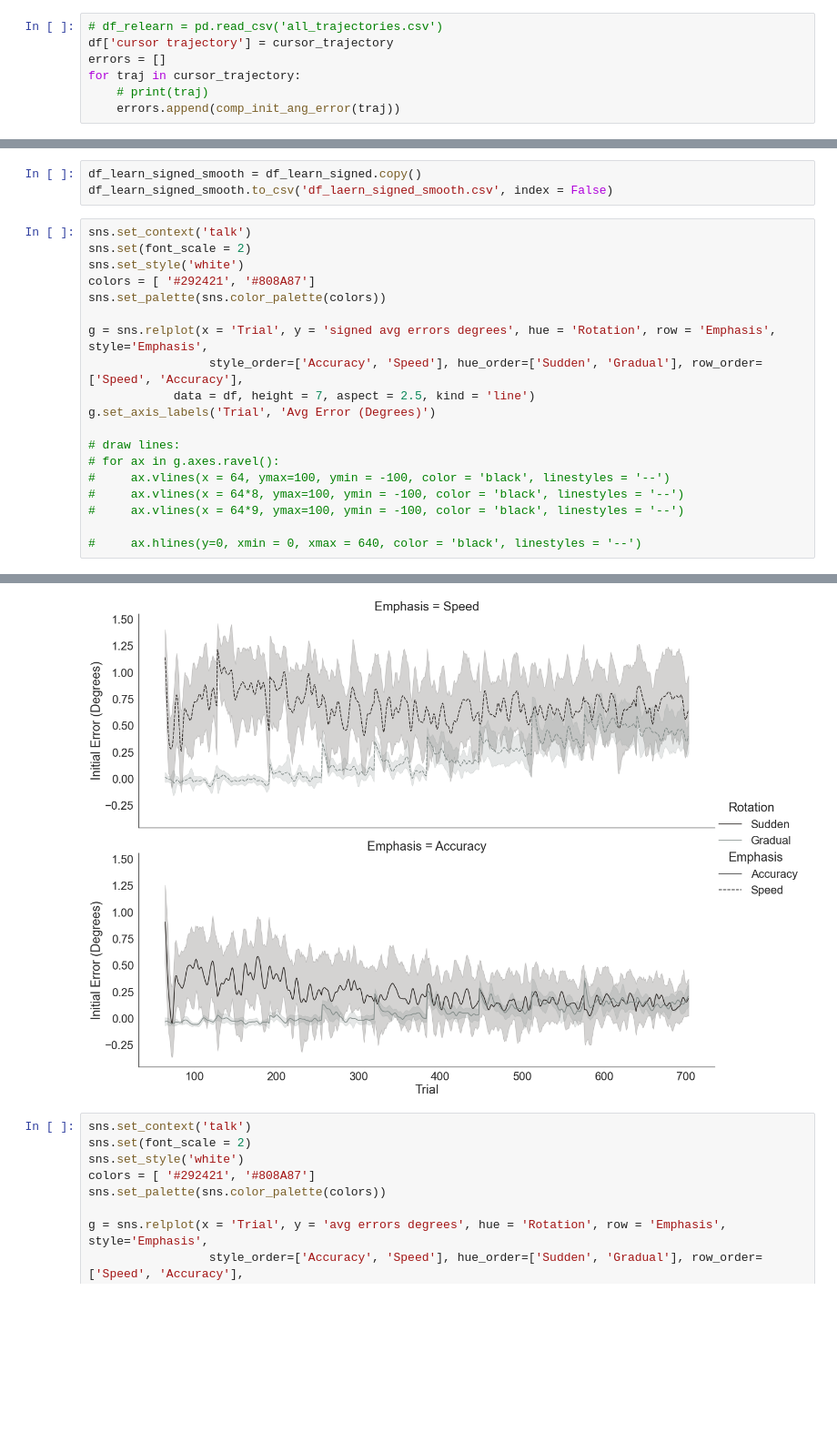
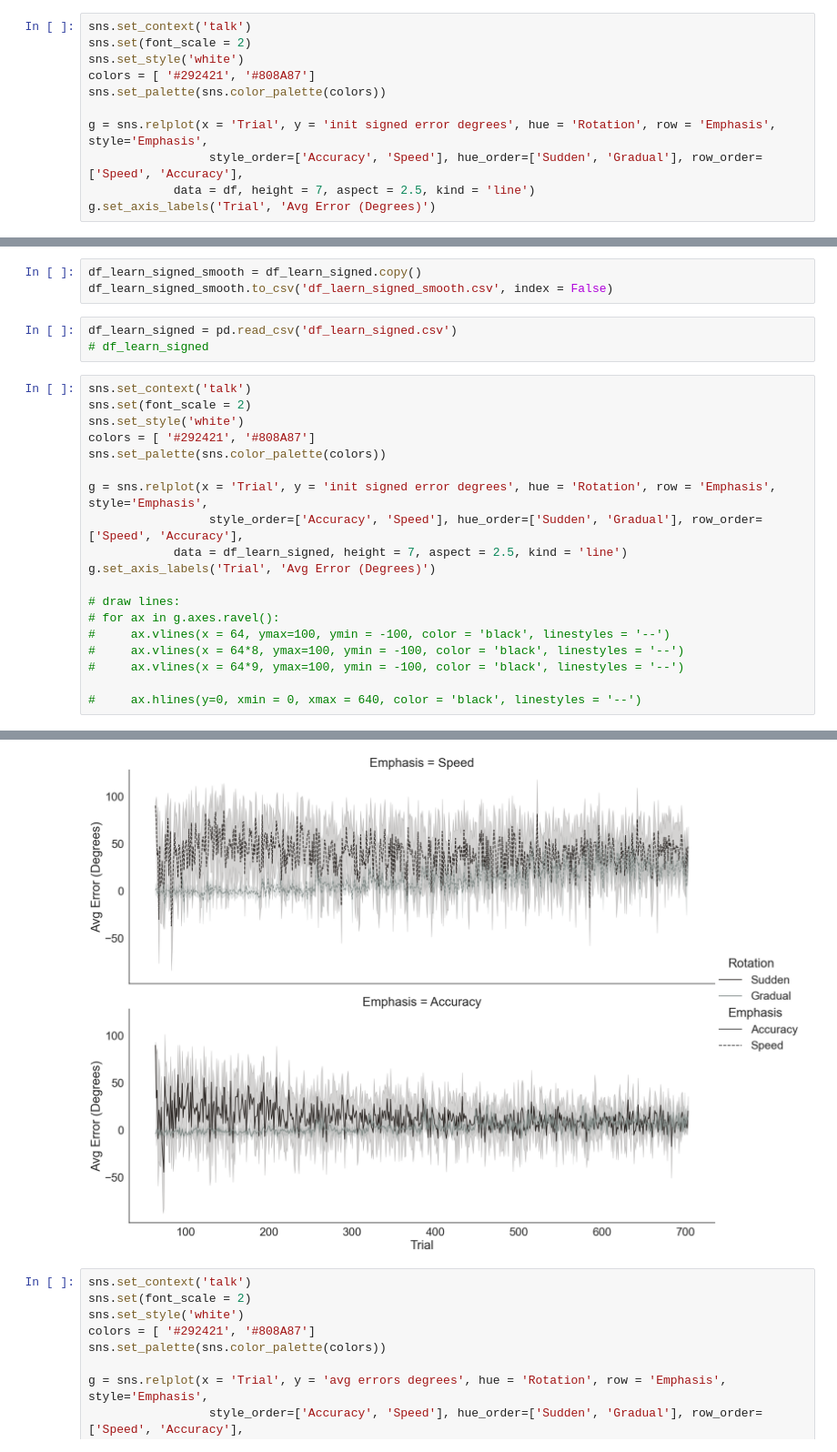
Before and after one commit to tejas-savalia/vma_behavioral, a Jupyter notebook: All experiments/experiment 1/analyses.ipynb, the cells around one changed output, grey strips where cells are left out. Shown at 91% size. Saved outputs shown, nothing was run; the diff lists cells and outputs as text; blank space fills up the shorter version.

```diff
--- a/All experiments/experiment 1/analyses.ipynb
+++ b/All experiments/experiment 1/analyses.ipynb
@@ -172,7 +163,11 @@ def calc_angular_error(traj):
 # %%
-# df_relearn = pd.read_csv('all_trajectories.csv')
-df['cursor trajectory'] = cursor_trajectory
-errors = []
-for traj in cursor_trajectory:
-    # print(traj)
-    errors.append(comp_init_ang_error(traj))
+sns.set_context('talk')
+sns.set(font_scale = 2)
+sns.set_style('white')
+colors = [ '#292421', '#808A87']
+sns.set_palette(sns.color_palette(colors))
+
+g = sns.relplot(x = 'Trial', y = 'init signed error degrees', hue = 'Rotation', row = 'Emphasis', style='Emphasis',
+                 style_order=['Accuracy', 'Speed'], hue_order=['Sudden', 'Gradual'], row_order=['Speed', 'Accuracy'],
+            data = df, height = 7, aspect = 2.5, kind = 'line')
+g.set_axis_labels('Trial', 'Avg Error (Degrees)')
@@ -284,28 +257,31 @@ df_learn_signed
 # %%
 df_learn_signed_smooth = df_learn_signed.copy()
 df_learn_signed_smooth.to_csv('df_laern_signed_smooth.csv', index = False)
+# %%
+df_learn_signed = pd.read_csv('df_learn_signed.csv')
+# df_learn_signed
 # %%
 sns.set_context('talk')
 sns.set(font_scale = 2)
 sns.set_style('white')
 colors = [ '#292421', '#808A87']
 sns.set_palette(sns.color_palette(colors))
 
-g = sns.relplot(x = 'Trial', y = 'signed avg errors degrees', hue = 'Rotation', row = 'Emphasis', style='Emphasis',
+g = sns.relplot(x = 'Trial', y = 'init signed error degrees', hue = 'Rotation', row = 'Emphasis', style='Emphasis',
                  style_order=['Accuracy', 'Speed'], hue_order=['Sudden', 'Gradual'], row_order=['Speed', 'Accuracy'],
-            data = df, height = 7, aspect = 2.5, kind = 'line')
+            data = df_learn_signed, height = 7, aspect = 2.5, kind = 'line')
 g.set_axis_labels('Trial', 'Avg Error (Degrees)')
 
 # draw lines:
 # for ax in g.axes.ravel():
 #     ax.vlines(x = 64, ymax=100, ymin = -100, color = 'black', linestyles = '--')
 #     ax.vlines(x = 64*8, ymax=100, ymin = -100, color = 'black', linestyles = '--')
 #     ax.vlines(x = 64*9, ymax=100, ymin = -100, color = 'black', linestyles = '--')
 
 #     ax.hlines(y=0, xmin = 0, xmax = 640, color = 'black', linestyles = '--')
 # %% [output]
 <seaborn.axisgrid.FacetGrid at 0x...>
-[figure, old version]
+[figure, new version]
 # %%
 sns.set_context('talk')
 sns.set(font_scale = 2)
```
Also changed, not shown: parts of 8 cells of this notebook, 2 other files.
